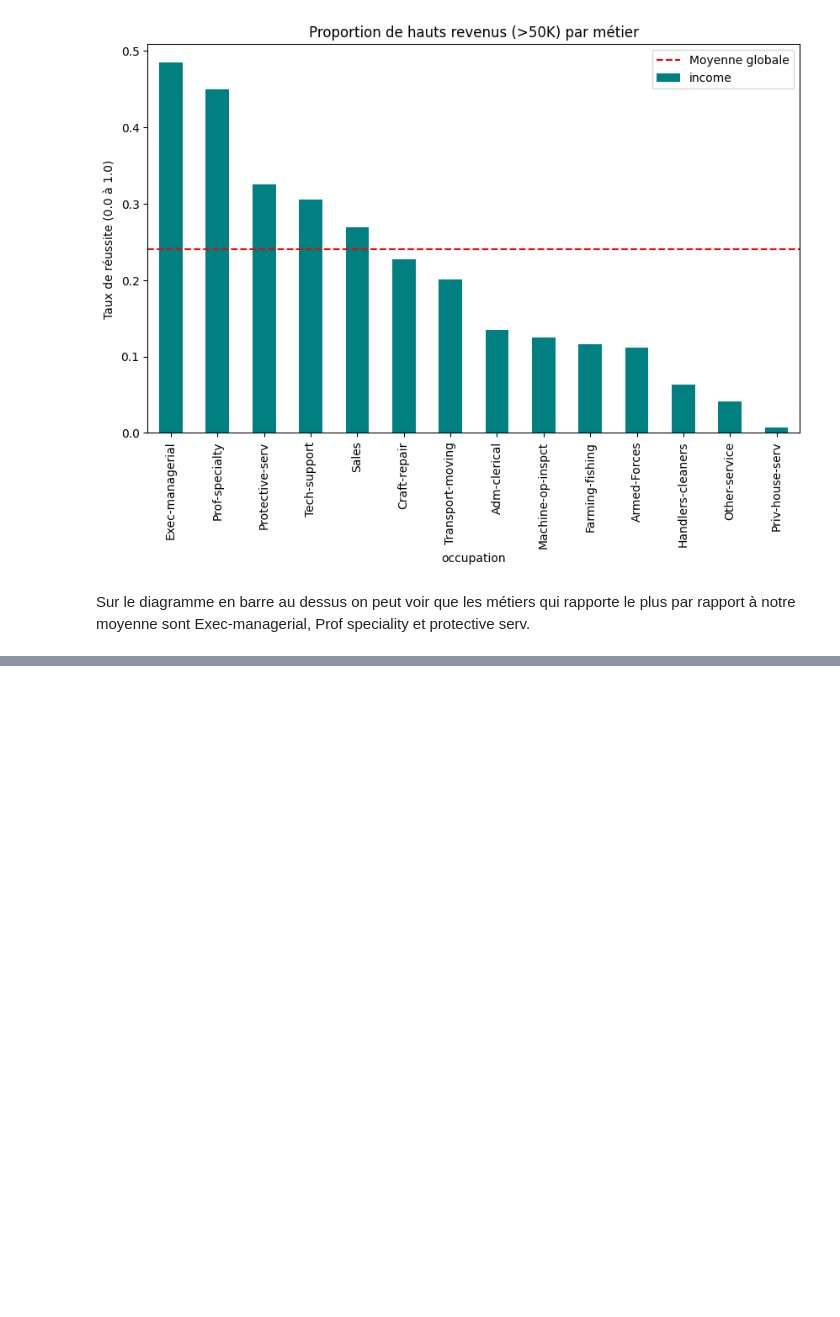
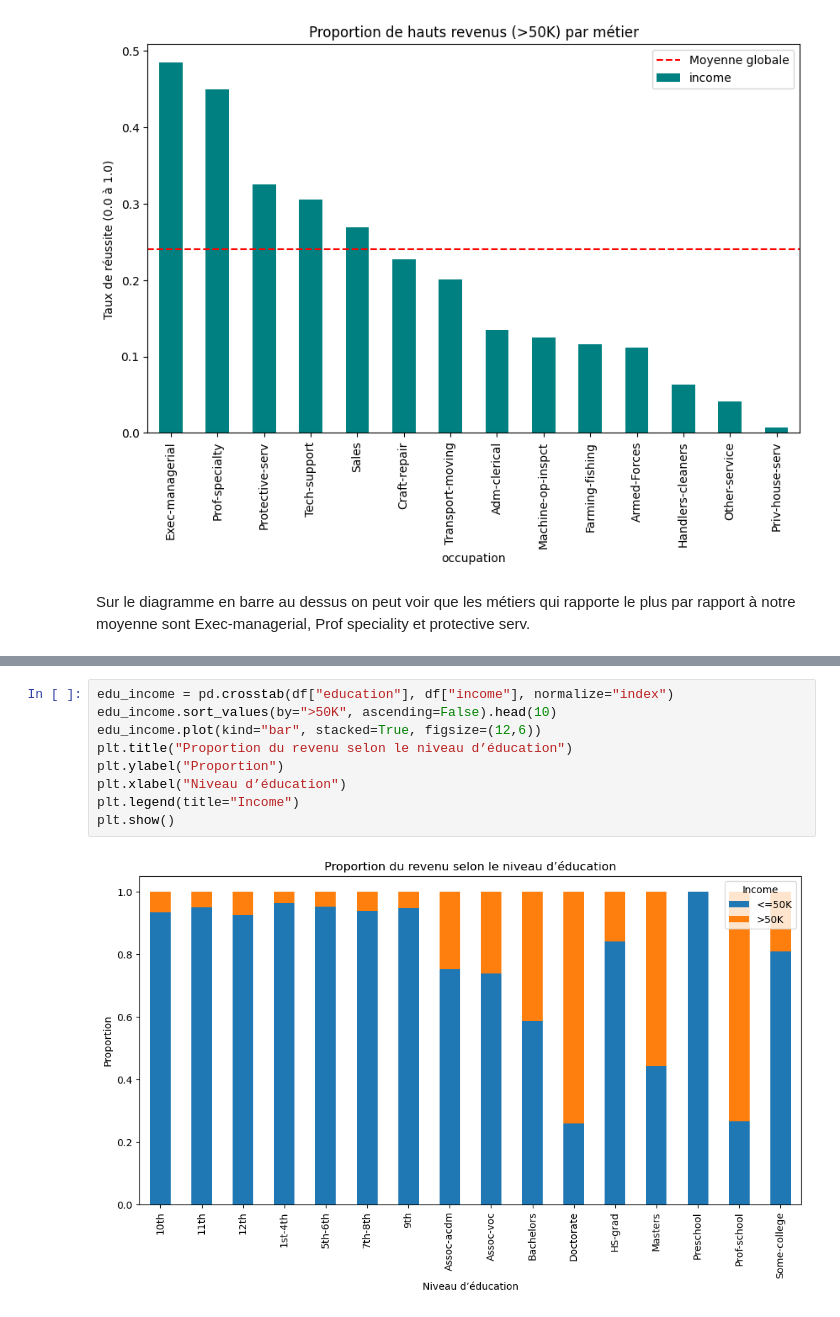
Before and after one commit to GaudryMatthieu/M1_IA_ProgrammationAvancee, a Jupyter notebook: notebooks/4_EDA.ipynb, the cells around one changed output, grey strips where cells are left out. Drawn from its saved outputs; the diff is of its cells as text; blank space fills up the shorter version.

```diff
--- a/notebooks/4_EDA.ipynb
+++ b/notebooks/4_EDA.ipynb
@@ -175,0 +197,11 @@ Sur le diagramme en barre au dessus on peut voir que les métiers qui rapporte l
+# %%
+edu_income = pd.crosstab(df["education"], df["income"], normalize="index")
+edu_income.sort_values(by=">50K", ascending=False).head(10)
+edu_income.plot(kind="bar", stacked=True, figsize=(12,6))
+plt.title("Proportion du revenu selon le niveau d’éducation")
+plt.ylabel("Proportion")
+plt.xlabel("Niveau d’éducation")
+plt.legend(title="Income")
+plt.show()
+# %% [output]
+[figure, added]
```
Also changed, not shown: parts of 6 cells of this notebook.
